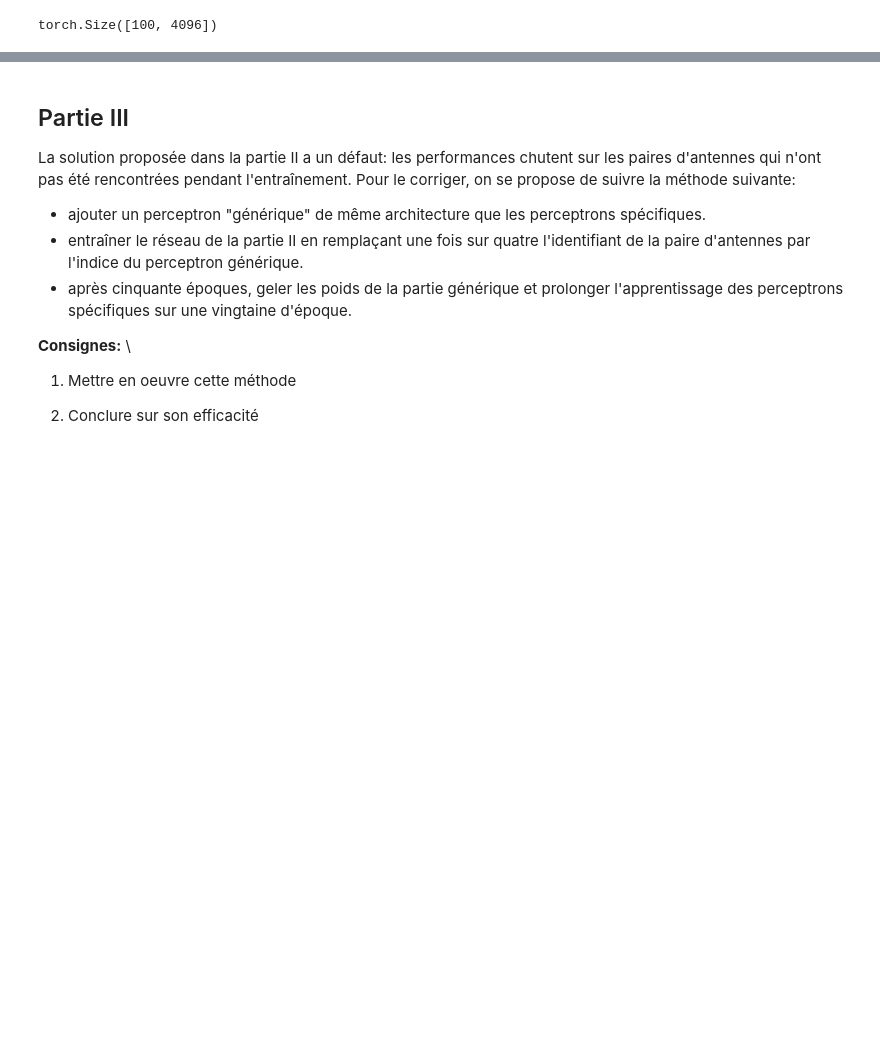
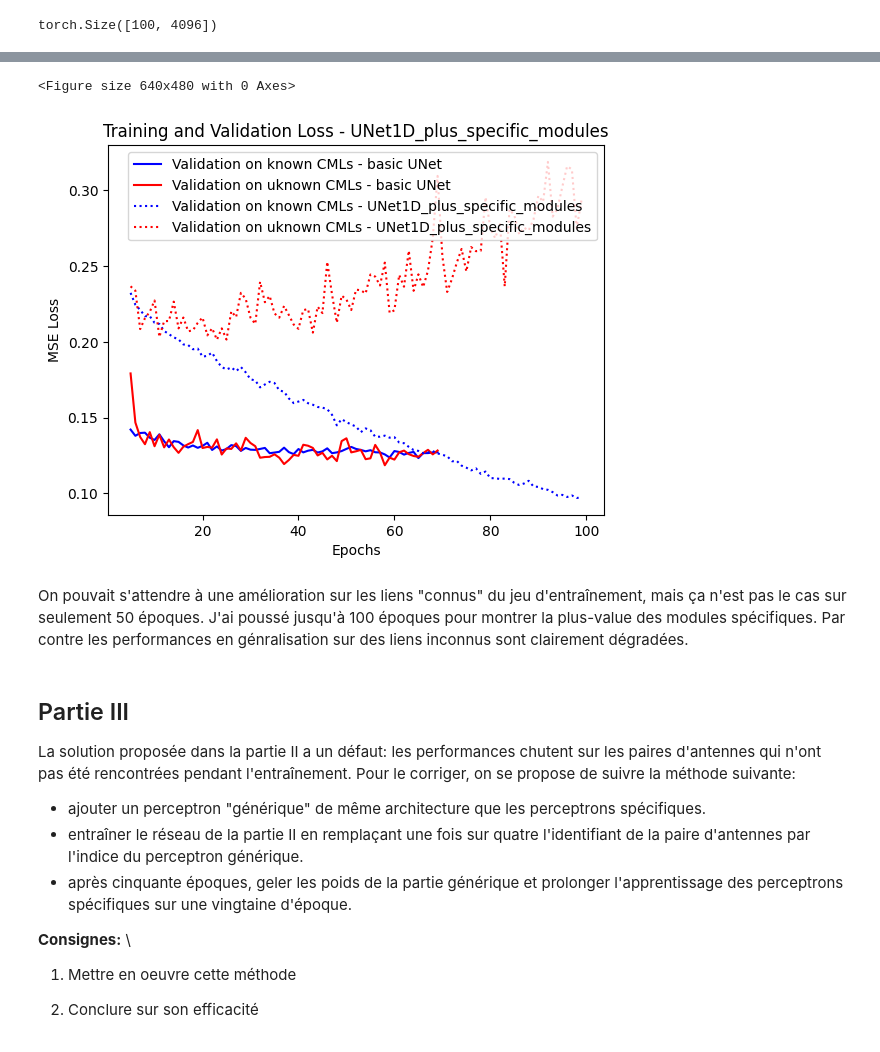
Before and after one commit to Zaidelmo/exam_2025, a Jupyter notebook: notebooks/probleme1_correction.ipynb, the cells around one changed output, grey strips where cells are left out. Cells and saved outputs as stored; diff of their text form; code cells hidden in the pictures; blank space fills up the shorter version.

```diff
--- a/notebooks/probleme1_correction.ipynb
+++ b/notebooks/probleme1_correction.ipynb
@@ -403,3 +500,22 @@ torch.Size([100, 1, 4096])
+# %%
+# Affichage des courbes de perte
+plt.figure()
+# Affichage des courbes de perte
+plt.figure()
+plt.plot(range(5, 70), train_losses[5:], color='blue', label='Validation on known CMLs - basic UNet')
+plt.plot(range(5, 70), val_losses[5:], color='red', label='Validation on uknown CMLs - basic UNet')
+plt.plot(range(5, 100), train_losses2[5:], color='blue', label='Validation on known CMLs - UNet1D_plus_specific_modules', linestyle=':')
+plt.plot(range(5, 100), val_losses2[5:], color='red', label='Validation on uknown CMLs - UNet1D_plus_specific_modules', linestyle=':')
+plt.xlabel('Epochs')
+plt.ylabel('MSE Loss')
+plt.legend()
+plt.title('Training and Validation Loss - UNet1D_plus_specific_modules')
+plt.show()
+# %% [output]
+<Figure size 640x480 with 0 Axes>
+[figure, added]
+# %% [markdown]
+On pouvait s'attendre à une amélioration sur les liens "connus" du jeu d'entraînement, mais ça n'est pas le cas sur seulement 50 époques. J'ai poussé jusqu'à 100 époques pour montrer la plus-value des modules spécifiques. Par contre les performances en génralisation sur des liens inconnus sont clairement dégradées.
 # %% [markdown]
 ## Partie III
 
```
Also changed, not shown: parts of 12 cells of this notebook.
